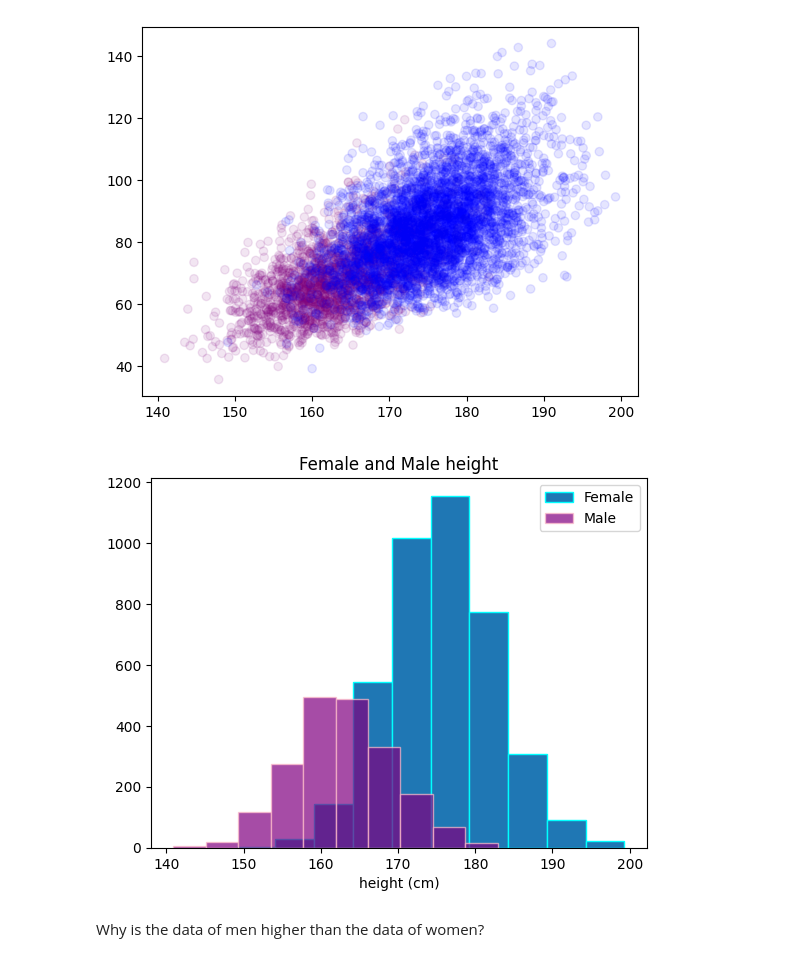
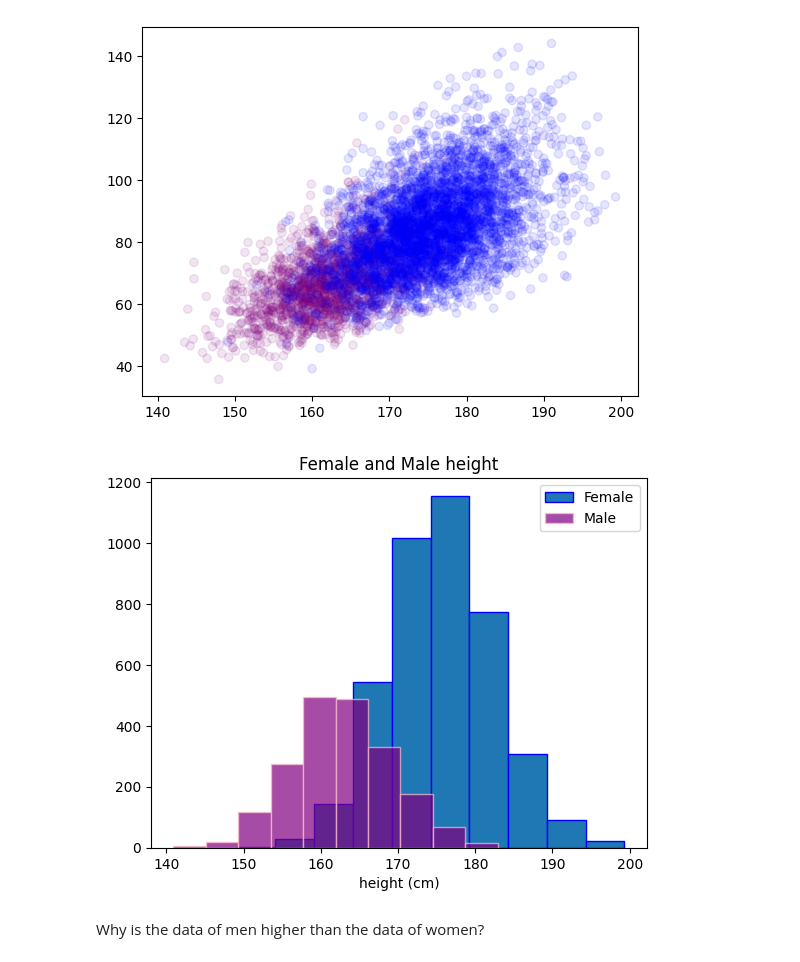
Before and after one commit to KhadijehValipour/ANSUR, a Jupyter notebook: ANSUR.ipynb, the cells around one changed output. Drawn from its saved outputs; the diff is of its cells as text; code cells hidden in the pictures.

```diff
--- a/ANSUR.ipynb
+++ b/ANSUR.ipynb
@@ -57,15 +61,15 @@ plt.show()
 # %%
 Female_height = data.query("Gender == 0")["stature"]
 Male_height = data.query("Gender == 1")["stature"]
 
-plt.hist(Male_height , edgecolor="cyan" )
+plt.hist(Male_height , edgecolor="blue" )
 plt.hist(Female_height , color="purple" , edgecolor="pink"  , alpha=0.7)
 plt.title("Female and Male height")
 plt.legend(["Female" , "Male"])
 plt.xlabel("height (cm)")
 plt.show()
 # %% [output]
-[figure, old version]
+[figure, new version]
 # %% [markdown]
 Why is the data of men higher than the data of women?
 # %% [markdown]
```
Also changed, not shown: parts of 19 cells of this notebook, 2 other files.
